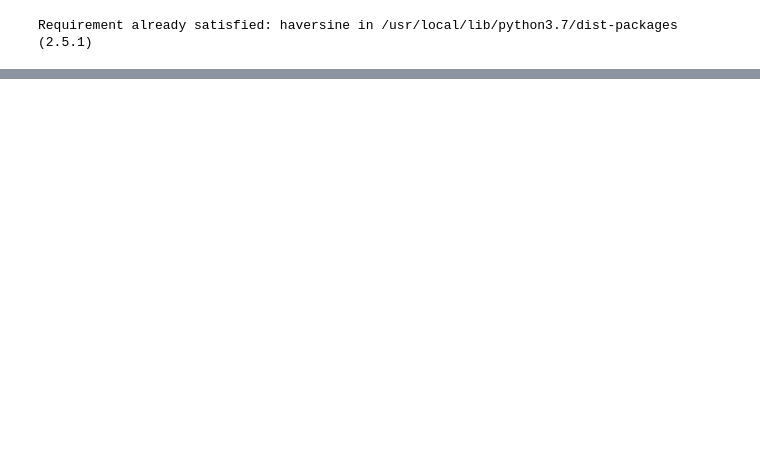
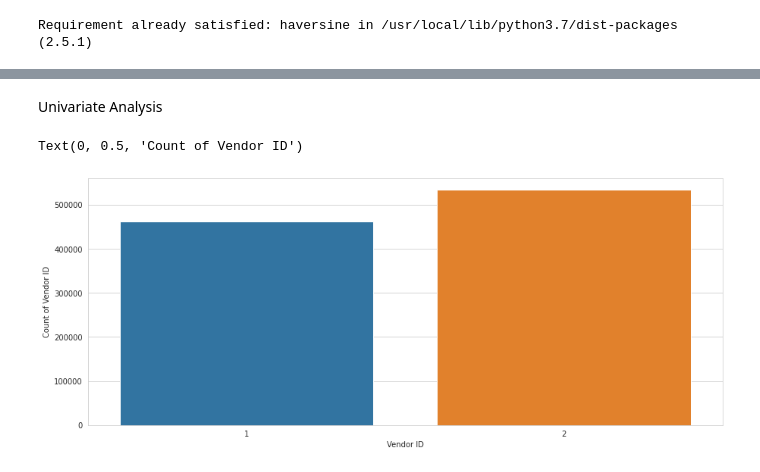
Before and after one commit to amolprabhu/NYC-Taxi-Duration-Prediction, a Jupyter notebook: NYC_Taxi_Capstone_Project.ipynb, the cells around one changed output, grey strips where cells are left out. Saved outputs shown, nothing was run; the diff lists cells and outputs as text; code cells hidden in the pictures; blank space fills up the shorter version.

```diff
--- a/NYC_Taxi_Capstone_Project.ipynb
+++ b/NYC_Taxi_Capstone_Project.ipynb
@@ -157,3 +210,6 @@ data['trip_distance'] = data['points'].apply(distance)
+# %%
+# Removing the observations with 0 distance, assuming that there was no movement
+data.drop(data[data['trip_distance'] == 0].index, axis=0, inplace=True)
 # %%
 # Creating a dataframe with dummy variables for 'store and fwd flag' column
 flag_df = pd.get_dummies(data= data['store_and_fwd_flag'], prefix = 'store_and_fwd_flag')
@@ -170,0 +219,6 @@ def outlier_removal(df, column):
+# %%
+# Adding a column of speed to get get meaningful combinaitons of distance and speed
+data['speed_km/h'] = data['trip_distance'] / (data['trip_duration']/3600)
+# %%
+# Setting a speed ranging from 10 km/h to 60 km/hr
+data = data[(data['speed_km/h'] >= 10 ) & (data['speed_km/h'] <= 60)]
@@ -170,0 +238,14 @@ def outlier_removal(df, column):
+# %% [markdown]
+Univariate Analysis
+# %%
+# Setting gridlines style
+sns.set_style('whitegrid')
+# %%
+# Understanding the contribution of vendors
+plt.figure(figsize = (15,6))
+sns.countplot(data['vendor_id'])
+plt.xlabel('Vendor ID')
+plt.ylabel('Count of Vendor ID')
+# %% [output]
+Text(0, 0.5, 'Count of Vendor ID')
+[figure, added]
```
Also changed, not shown: parts of 28 cells of this notebook.
